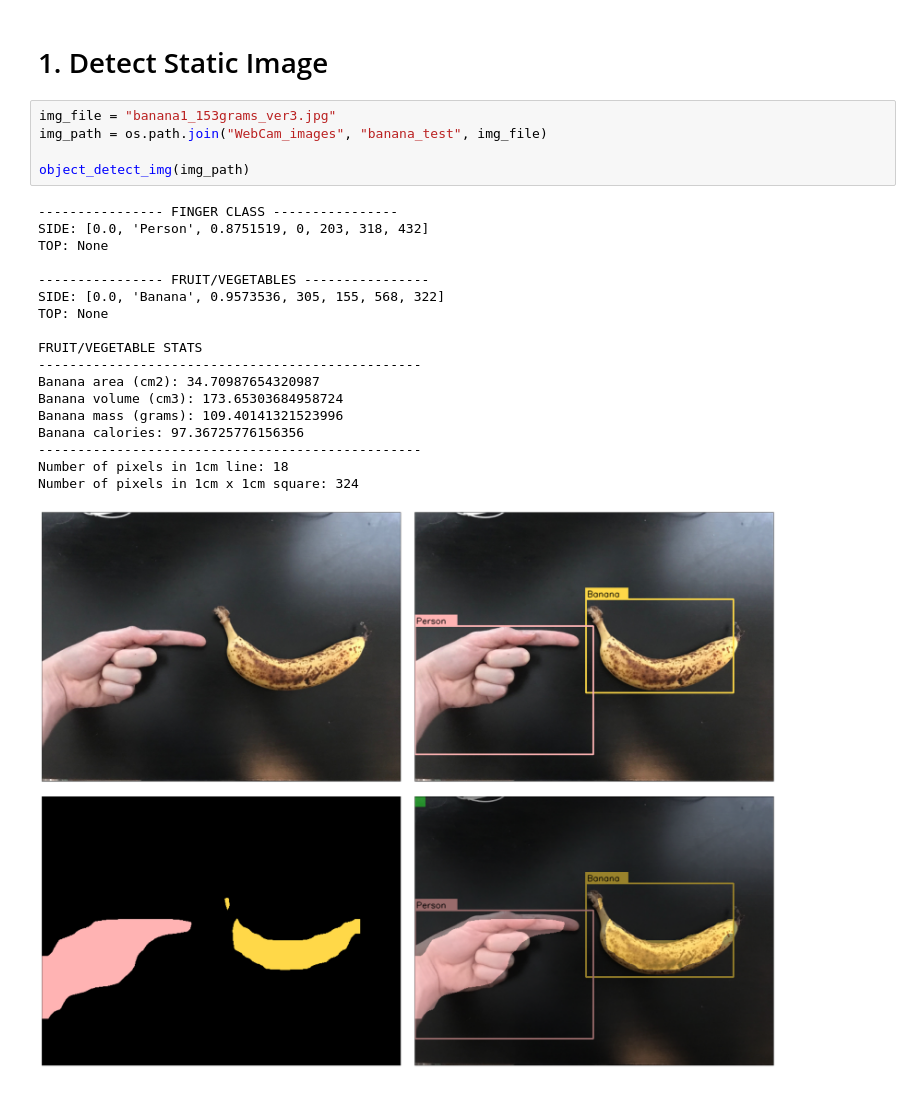
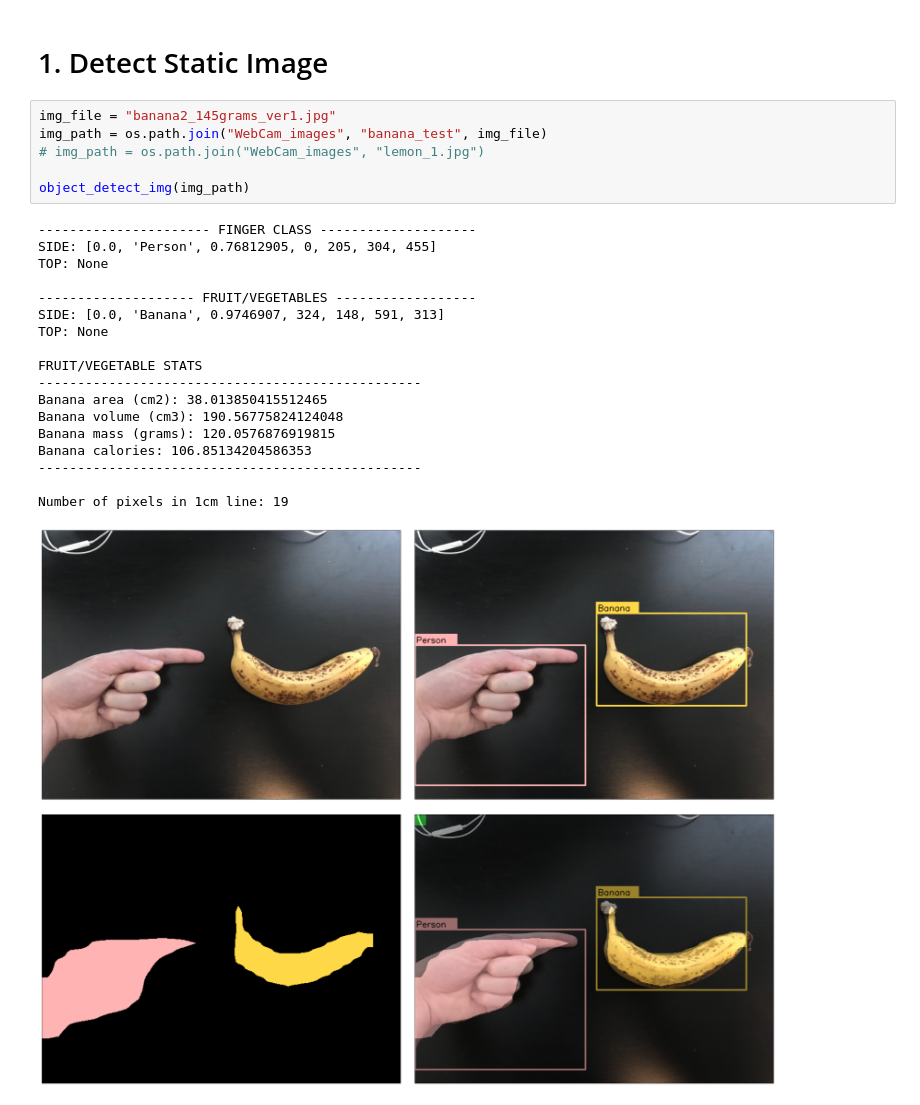
Before and after one commit to kainphoton/METR4911_MaskRCNN, a Jupyter notebook: fruit_calorie_detection_demo.ipynb, the cells around one changed output. Drawn from its saved outputs; the diff is of its cells as text.

```diff
--- a/fruit_calorie_detection_demo.ipynb
+++ b/fruit_calorie_detection_demo.ipynb
@@ -9,26 +9,27 @@ import math as m
 # %% [markdown]
 # 1. Detect Static Image
 # %%
-img_file = "banana1_153grams_ver3.jpg"
+img_file = "banana2_145grams_ver1.jpg"
 img_path = os.path.join("WebCam_images", "banana_test", img_file)
+# img_path = os.path.join("WebCam_images", "lemon_1.jpg")
 
 object_detect_img(img_path)
 # %% [output]
----------------- FINGER CLASS ----------------
-SIDE: [0.0, 'Person', 0.8751519, 0, 203, 318, 432]
+---------------------- FINGER CLASS --------------------
+SIDE: [0.0, 'Person', 0.76812905, 0, 205, 304, 455]
 TOP: None
 
----------------- FRUIT/VEGETABLES ----------------
-SIDE: [0.0, 'Banana', 0.9573536, 305, 155, 568, 322]
+-------------------- FRUIT/VEGETABLES ------------------
+SIDE: [0.0, 'Banana', 0.9746907, 324, 148, 591, 313]
 TOP: None
 
 FRUIT/VEGETABLE STATS
 -------------------------------------------------
-Banana area (cm2): 34.70987654320987
-Banana volume (cm3): 173.65303684958724
-Banana mass (grams): 109.40141321523996
-Banana calories: 97.36725776156356
+Banana area (cm2): 38.013850415512465
+Banana volume (cm3): 190.56775824124048
+Banana mass (grams): 120.0576876919815
+Banana calories: 106.85134204586353
 -------------------------------------------------
-Number of pixels in 1cm line: 18
-Number of pixels in 1cm x 1cm square: 324
+
+Number of pixels in 1cm line: 19
-[figure, old version]
+[figure, new version]
```
Also changed, not shown: 51 other files.
